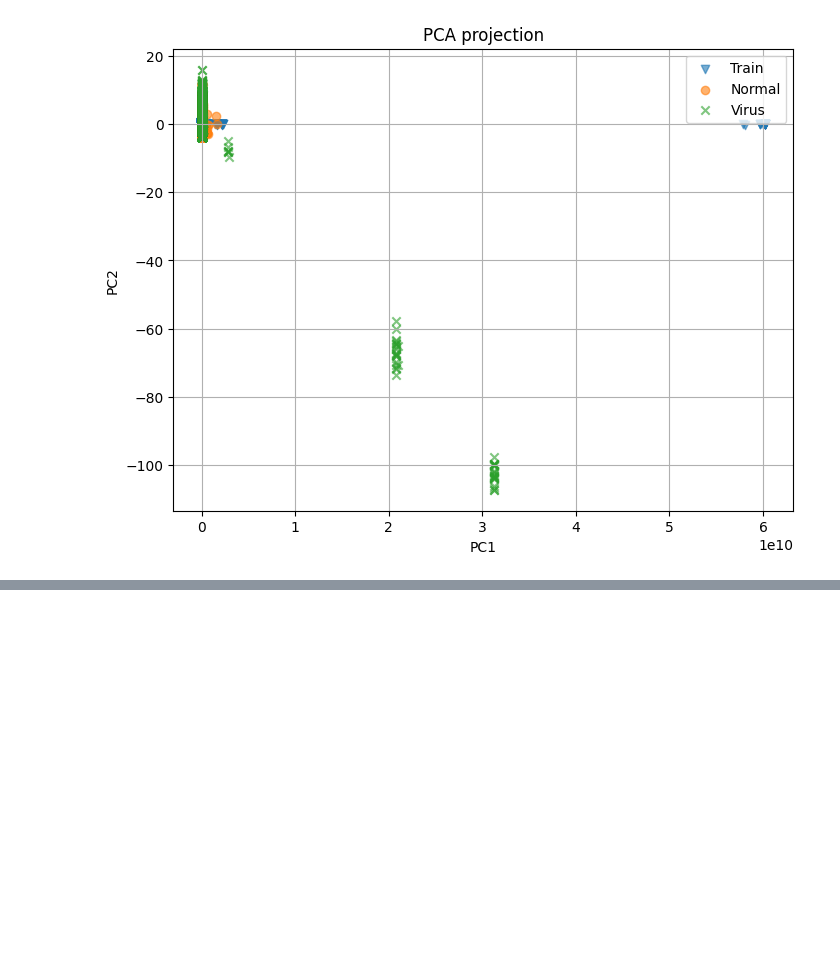
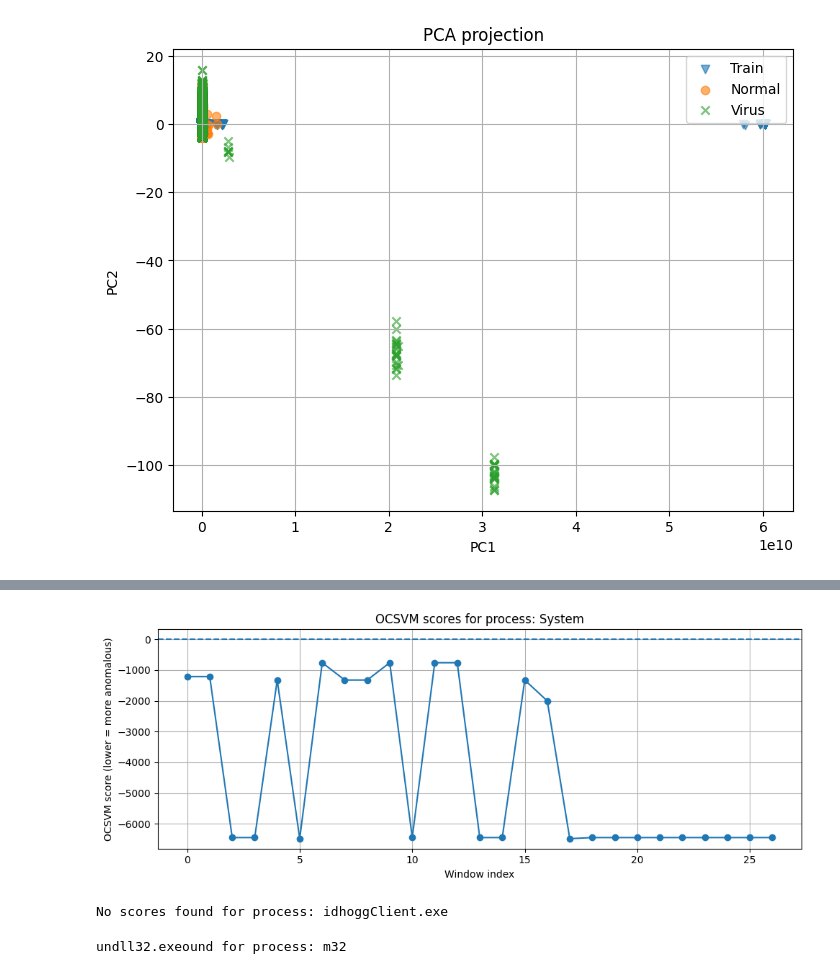
Before and after one commit to idanmaman4/RoboCopAi, a Jupyter notebook: syscall_handle_one_hot copy 2.ipynb, the cells around one changed output, grey strips where cells are left out. Saved outputs shown, nothing was run; the diff lists cells and outputs as text; code cells hidden in the pictures; blank space fills up the shorter version.

```diff
--- a/syscall_handle_one_hot copy 2.ipynb
+++ b/syscall_handle_one_hot copy 2.ipynb
@@ -402,0 +368,13 @@ open("normal.not_virus",'w').write(str("\n".join(str(i) for i in normal_report))
+# %%
+
+plot_process_all_scores(normal_report, 'System')
+# %% [output]
+[figure, added]
+# %%
+plot_process_all_scores(virus_report, 'idhoggClient.exe') # We missed it! it is not so sus this is good!
+# %% [output]
+No scores found for process: idhoggClient.exe
+# %%
+plot_process_all_scores(virus_report, 'm32\rundll32.exe')
+# %% [output]
+undll32.exeound for process: m32
```
Also changed, not shown: parts of 15 cells of this notebook, 1 other file.
